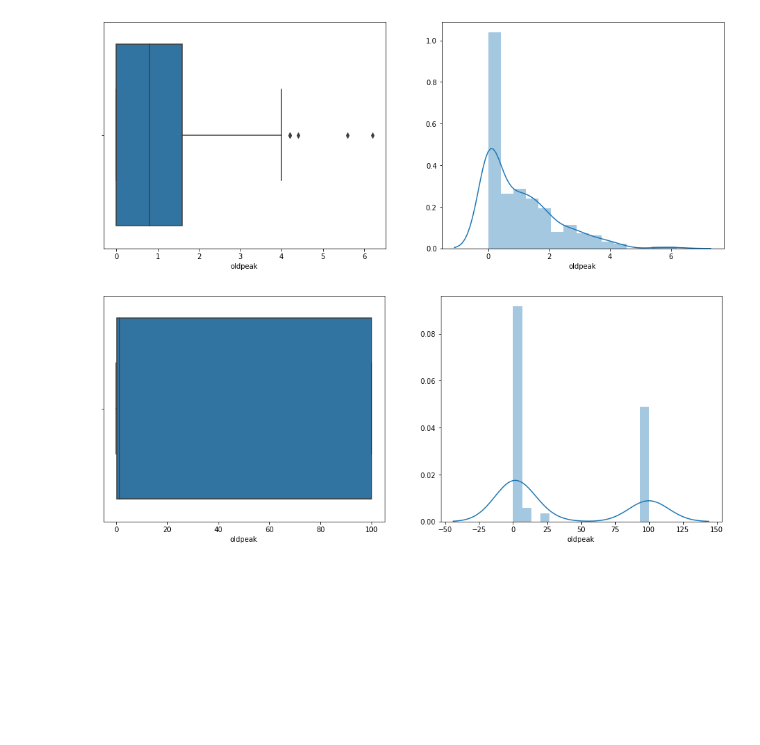
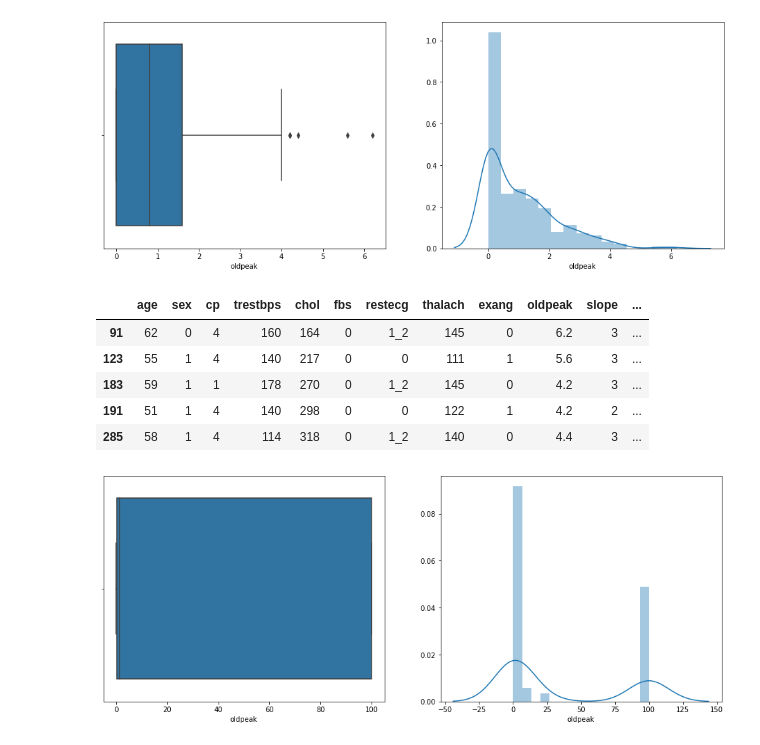
Before and after one commit to prateekkohli1992/logistic_1, a Jupyter notebook: EDA_1.ipynb, the cells around one changed output. Drawn from its saved outputs; the diff is of its cells as text; code cells hidden in the pictures; blank space fills up the shorter version.

```diff
--- a/EDA_1.ipynb
+++ b/EDA_1.ipynb
@@ -449,6 +487,15 @@ sns.distplot(data_numeric['oldpeak'],bins=15,ax=ax[1])
 plt.show()
 # %% [output]
 [figure]
+# %%
+data[data['oldpeak']>4]
+# %% [output]
+|  | age | sex | cp | trestbps | chol | fbs | restecg | thalach | exang | oldpeak | slope | ... |
+| 91 | 62 | 0 | 4 | 160 | 164 | 0 | 1_2 | 145 | 0 | 6.2 | 3 | ... |
+| 123 | 55 | 1 | 4 | 140 | 217 | 0 | 0 | 111 | 1 | 5.6 | 3 | ... |
+| 183 | 59 | 1 | 1 | 178 | 270 | 0 | 1_2 | 145 | 0 | 4.2 | 3 | ... |
+| 191 | 51 | 1 | 4 | 140 | 298 | 0 | 0 | 122 | 1 | 4.2 | 2 | ... |
+| 285 | 58 | 1 | 4 | 114 | 318 | 0 | 1_2 | 140 | 0 | 4.4 | 3 | ... |
 # %%
 data_cluster['oldpeak']=np.power(data_numeric['oldpeak']+0.1,-2)
 # %%
```
Also changed, not shown: parts of 6 cells of this notebook, 3 other files.
